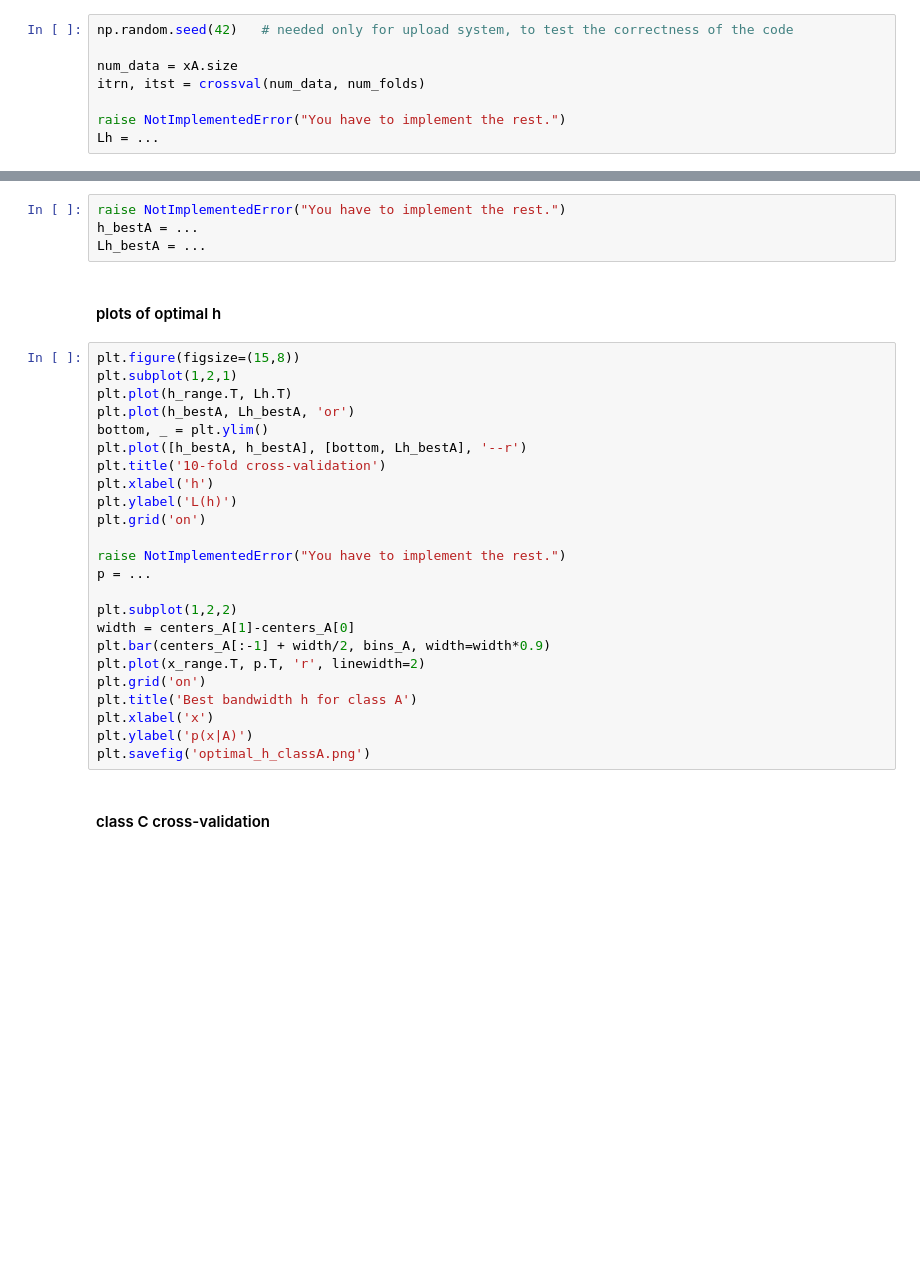
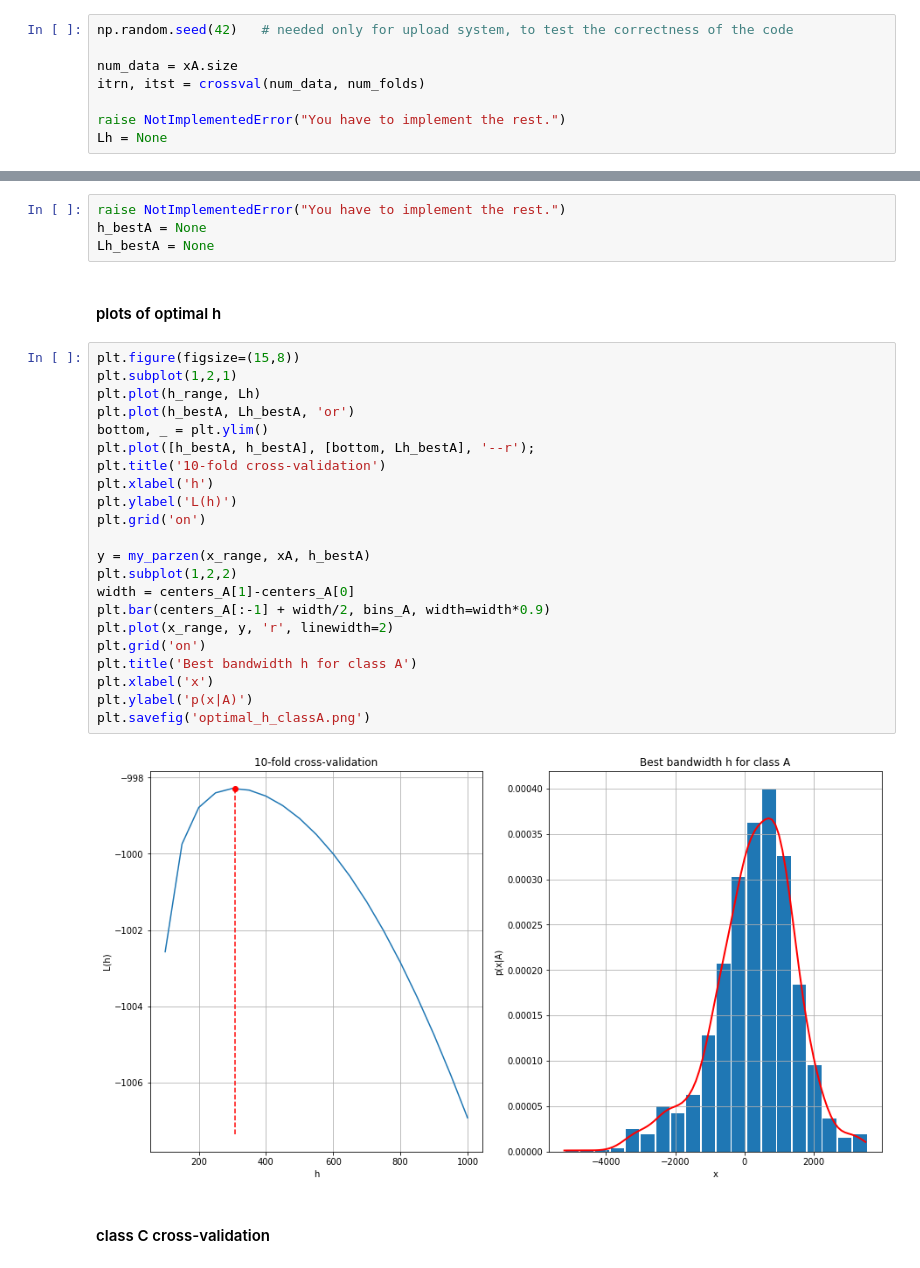
Before and after one commit to matouspelikan/rpzCTU, a Jupyter notebook: assignment_parzen_template/parzen.ipynb, the cells around one changed output, grey strips where cells are left out. Cells and saved outputs as stored; diff of their text form; blank space fills up the shorter version.

```diff
--- a/assignment_parzen_template/parzen.ipynb
+++ b/assignment_parzen_template/parzen.ipynb
@@ -114,39 +90,39 @@ num_data = xA.size
 itrn, itst = crossval(num_data, num_folds)
 
 raise NotImplementedError("You have to implement the rest.")
-Lh = ...
+Lh = None
 # %% [markdown]
 #### optimal value of parameter h
 # %%
 raise NotImplementedError("You have to implement the rest.")
-h_bestA = ...
-Lh_bestA = ...
+h_bestA = None
+Lh_bestA = None
 # %% [markdown]
 #### plots of optimal h
 # %%
 plt.figure(figsize=(15,8))
 plt.subplot(1,2,1)
-plt.plot(h_range.T, Lh.T)
+plt.plot(h_range, Lh)
 plt.plot(h_bestA, Lh_bestA, 'or')
 bottom, _ = plt.ylim()
-plt.plot([h_bestA, h_bestA], [bottom, Lh_bestA], '--r')
+plt.plot([h_bestA, h_bestA], [bottom, Lh_bestA], '--r');
 plt.title('10-fold cross-validation')
 plt.xlabel('h')
 plt.ylabel('L(h)')
 plt.grid('on')
 
-raise NotImplementedError("You have to implement the rest.")
-p = ...
-
+y = my_parzen(x_range, xA, h_bestA)
 plt.subplot(1,2,2)
 width = centers_A[1]-centers_A[0]
 plt.bar(centers_A[:-1] + width/2, bins_A, width=width*0.9)
-plt.plot(x_range.T, p.T, 'r', linewidth=2)
+plt.plot(x_range, y, 'r', linewidth=2)
 plt.grid('on')
 plt.title('Best bandwidth h for class A')
 plt.xlabel('x')
 plt.ylabel('p(x|A)')
 plt.savefig('optimal_h_classA.png')
+# %% [output]
+[figure, added]
 # %% [markdown]
 #### class C cross-validation
 # %%
```
Also changed, not shown: parts of 15 cells of this notebook, 3 other files.
